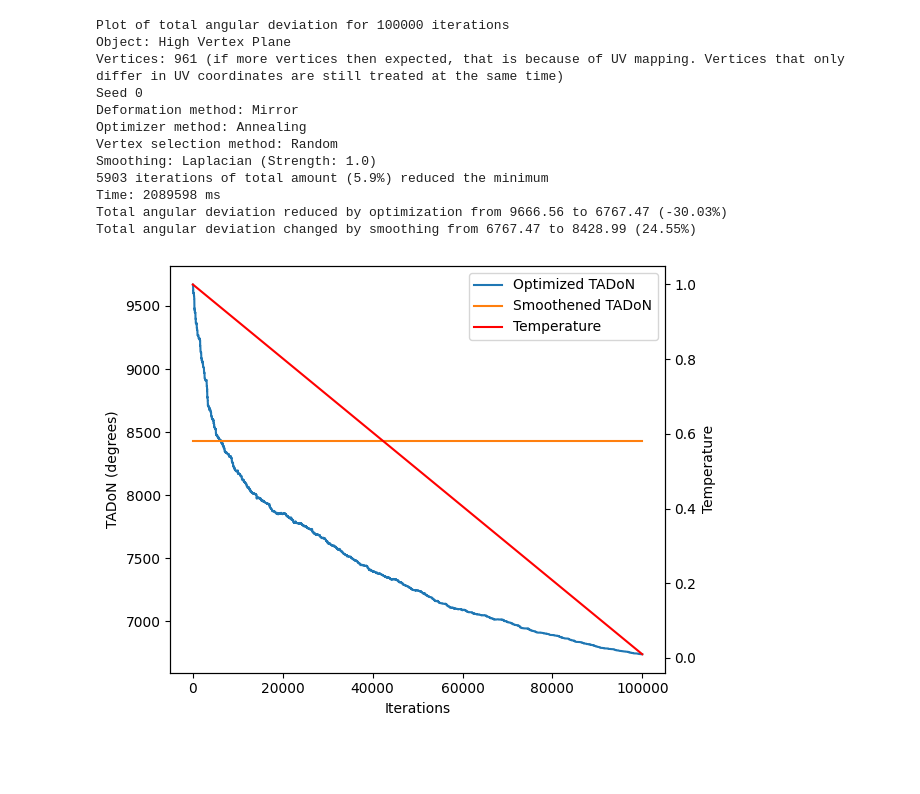
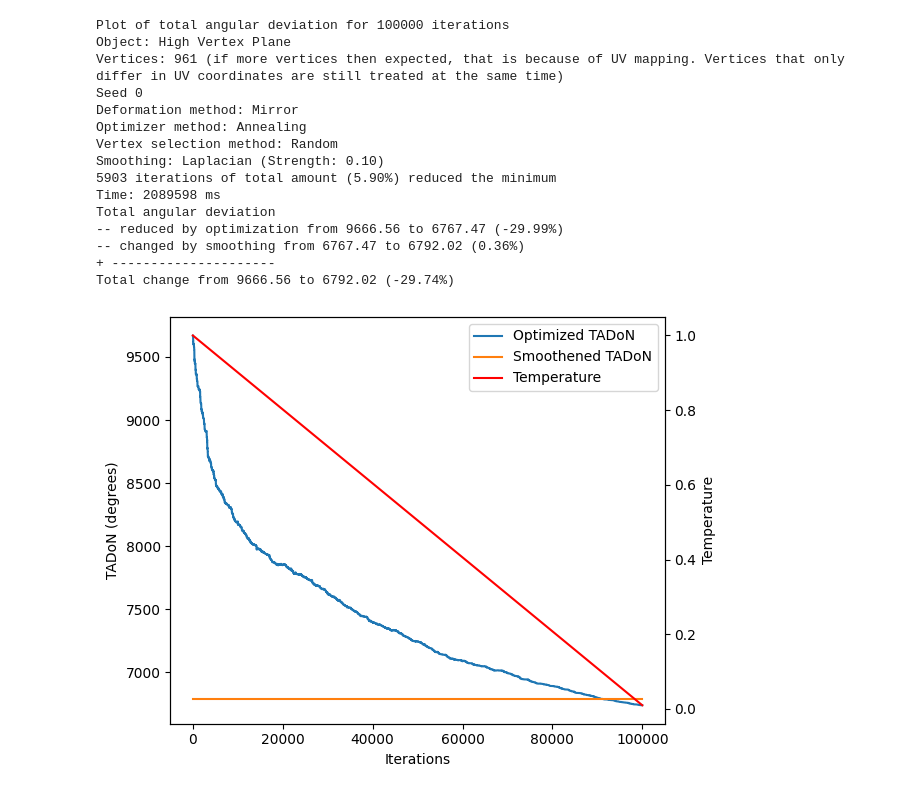
Before and after one commit to tomcouperus/Anamorphic-Sculptures-with-Shading, a Jupyter notebook: plotDeviations.ipynb, the cells around one changed output. Drawn from its saved outputs; the diff is of its cells as text; code cells hidden in the pictures; blank space fills up the shorter version.

```diff
--- a/plotDeviations.ipynb
+++ b/plotDeviations.ipynb
@@ -37,8 +37,9 @@ def graph_json_annealing(filename):
         temps = np.array(json_data['Temperatures'], dtype=float)
 
         final_deviation = optimized_deviations[-1]
-        opt_deviation_diff_percent = (final_deviation - optimized_deviations[0]) / optimized_deviations[0] * 100
+        opt_deviation_diff_percent = (final_deviation - deformed_deviation) / deformed_deviation * 100
         smooth_deviation_diff_percent = (smooth_angular_deviation - final_deviation) / final_deviation * 100
+        total_diff_percent = (smooth_angular_deviation - deformed_deviation) / deformed_deviation * 100
         effective_iterations = np.sum(accepted_iterations)
 
         info = f"Plot of total angular deviation for {iterations} iterations\n"
@@ -49,11 +50,15 @@ def graph_json_annealing(filename):
         info += f"Deformation method: {deformation_method}\n"
         info += f"Optimizer method: {optimizer_method}\n"
         info += f"Vertex selection method: {vertex_selection_method}\n"
-        info += f"Smoothing: {smoothing_method} (Strength: {smoothing_strength})\n"
-        info += f"{effective_iterations} iterations of total amount ({np.round(effective_iterations/iterations*100, 2)}%) reduced the minimum\n"
+        info += f"Smoothing: {smoothing_method} (Strength: {np.round(smoothing_strength, 2):.2f})\n"
+        info += f"{effective_iterations} iterations of total amount ({np.round(effective_iterations/iterations*100, 2):.2f}%) reduced the minimum\n"
         info += f"Time: {time_ms} ms\n"
-        info += f"Total angular deviation reduced by optimization from {np.round(deformed_deviation, 2)} to {np.round(final_deviation, 2)} ({np.round(opt_deviation_diff_percent, 2)}%)\n"
-        info += f"Total angular deviation changed by smoothing from {np.round(final_deviation, 2)} to {np.round(smooth_angular_deviation, 2)} ({np.round(smooth_deviation_diff_percent, 2)}%)\n"
+        info += f"Total angular deviation\n"
+        info += f"-- reduced by optimization from {np.round(deformed_deviation, 2):.2f} to {np.round(final_deviation, 2):.2f} ({np.round(opt_deviation_diff_percent, 2):.2f}%)\n"
+        if (smoothened):
+            info += f"-- changed by smoothing from {np.round(final_deviation, 2):.2f} to {np.round(smooth_angular_deviation, 2):.2f} ({np.round(smooth_deviation_diff_percent, 2):.2f}%)\n"
+            info += f"+ ---------------------\n"
+            info += f"Total change from {np.round(deformed_deviation, 2):.2f} to {np.round(smooth_angular_deviation, 2):.2f} ({np.round(total_diff_percent, 2):.2f}%)\n"
         print(info)
 
         fig= plt.figure()
@@ -78,18 +83,21 @@ def graph_json_annealing(filename):
         fig.tight_layout()
         fig.show()
 # %%
-graph_json_annealing("High_Vertex_Plane_Mirror_100000-Annealing_-0.10_to_0.10_temp_1.00_to_0.01_Laplacian_at_1.00.json")
+graph_json_annealing("High_Vertex_Plane_Mirror_100000-Annealing_-0.10_to_0.10_temp_1.00_to_0.01_Laplacian_at_0.10.json")
 # %% [output]
 Plot of total angular deviation for 100000 iterations
 Object: High Vertex Plane
 Vertices: 961 (if more vertices then expected, that is because of UV mapping. Vertices that only differ in UV coordinates are still treated at the same time)
 Seed 0
 Deformation method: Mirror
 Optimizer method: Annealing
 Vertex selection method: Random
-Smoothing: Laplacian (Strength: 1.0)
-5903 iterations of total amount (5.9%) reduced the minimum
+Smoothing: Laplacian (Strength: 0.10)
+5903 iterations of total amount (5.90%) reduced the minimum
 Time: 2089598 ms
-Total angular deviation reduced by optimization from 9666.56 to 6767.47 (-30.03%)
-Total angular deviation changed by smoothing from 6767.47 to 8428.99 (24.55%)
+Total angular deviation
+-- reduced by optimization from 9666.56 to 6767.47 (-29.99%)
+-- changed by smoothing from 6767.47 to 6792.02 (0.36%)
++ ---------------------
+Total change from 9666.56 to 6792.02 (-29.74%)
-[figure, old version]
+[figure, new version]
```
Also changed, not shown: parts of 2 cells of this notebook, 10 other files.
